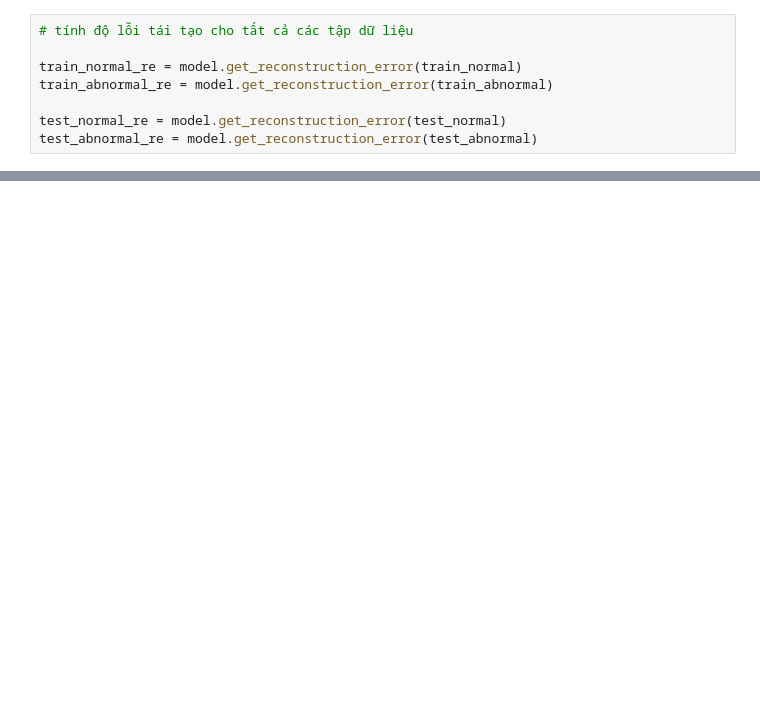
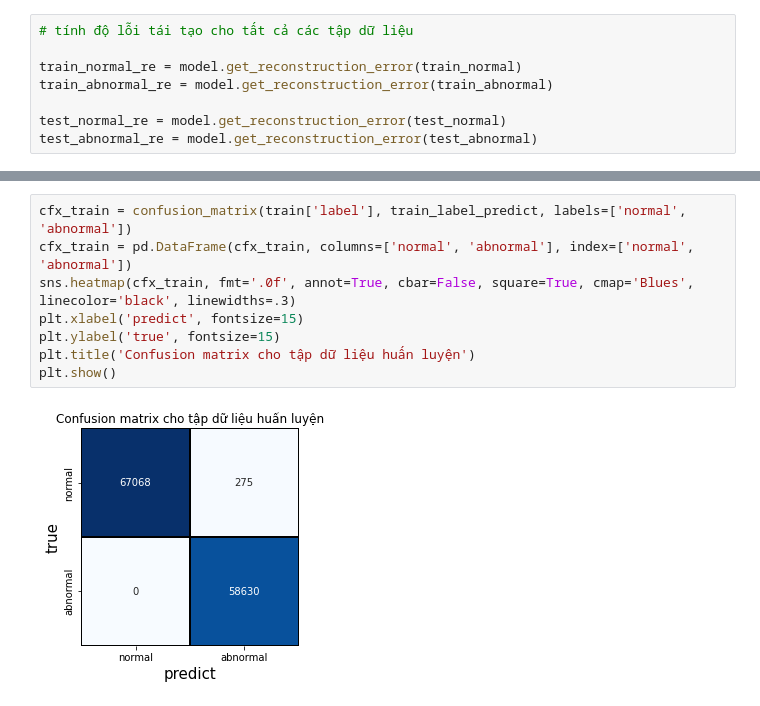
Before and after one commit to tuanio/autoencoder-anomaly-detection, a Jupyter notebook: Autoencoder_AnomalyDetector_NSLKDD.ipynb, the cells around one changed output, grey strips where cells are left out. Saved outputs shown, nothing was run; the diff lists cells and outputs as text; blank space fills up the shorter version.

```diff
--- a/Autoencoder_AnomalyDetector_NSLKDD.ipynb
+++ b/Autoencoder_AnomalyDetector_NSLKDD.ipynb
@@ -173,0 +205,10 @@ accuracy_score(test['label'], test_label_predict)
+# %%
+cfx_train = confusion_matrix(train['label'], train_label_predict, labels=['normal', 'abnormal'])
+cfx_train = pd.DataFrame(cfx_train, columns=['normal', 'abnormal'], index=['normal', 'abnormal'])
+sns.heatmap(cfx_train, fmt='.0f', annot=True, cbar=False, square=True, cmap='Blues', linecolor='black', linewidths=.3)
+plt.xlabel('predict', fontsize=15)
+plt.ylabel('true', fontsize=15)
+plt.title('Confusion matrix cho tập dữ liệu huấn luyện')
+plt.show()
+# %% [output]
+[figure, added]
```
Also changed, not shown: parts of 11 cells of this notebook.
